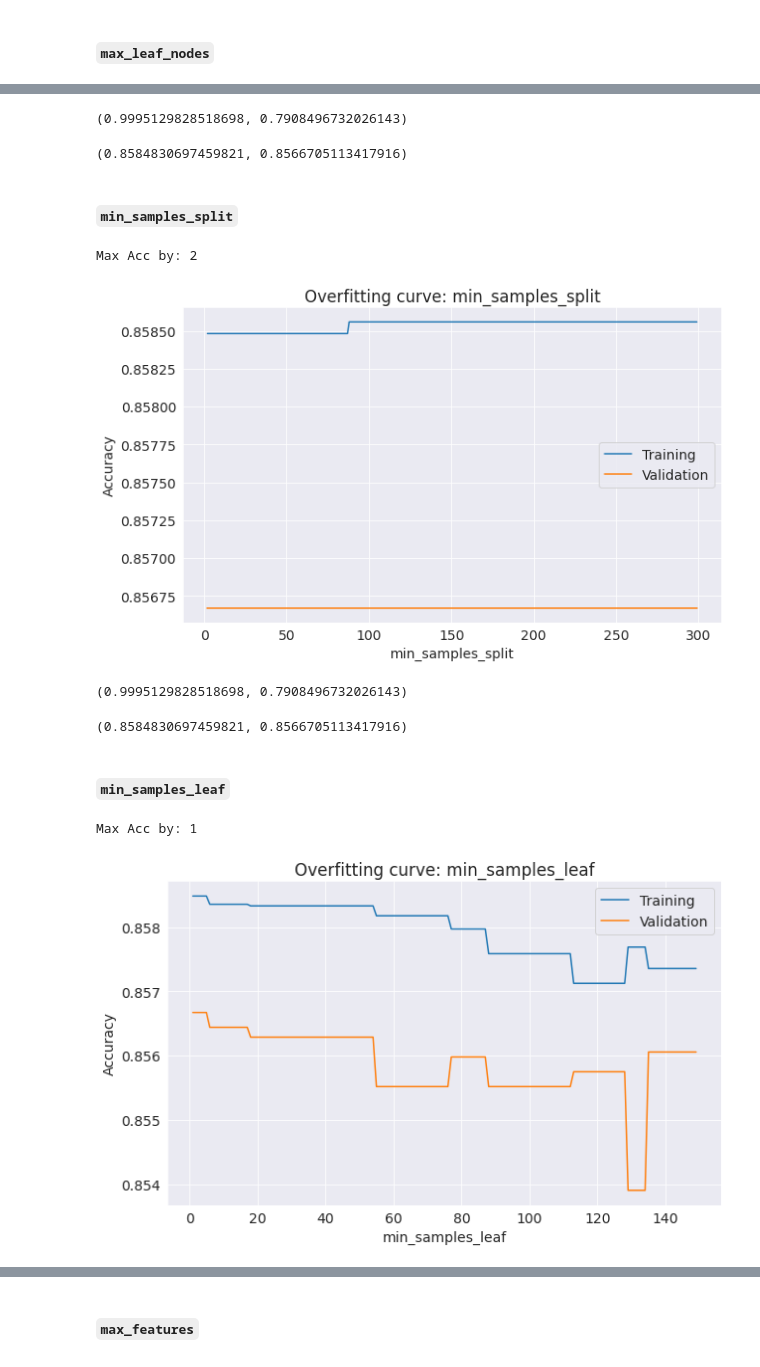
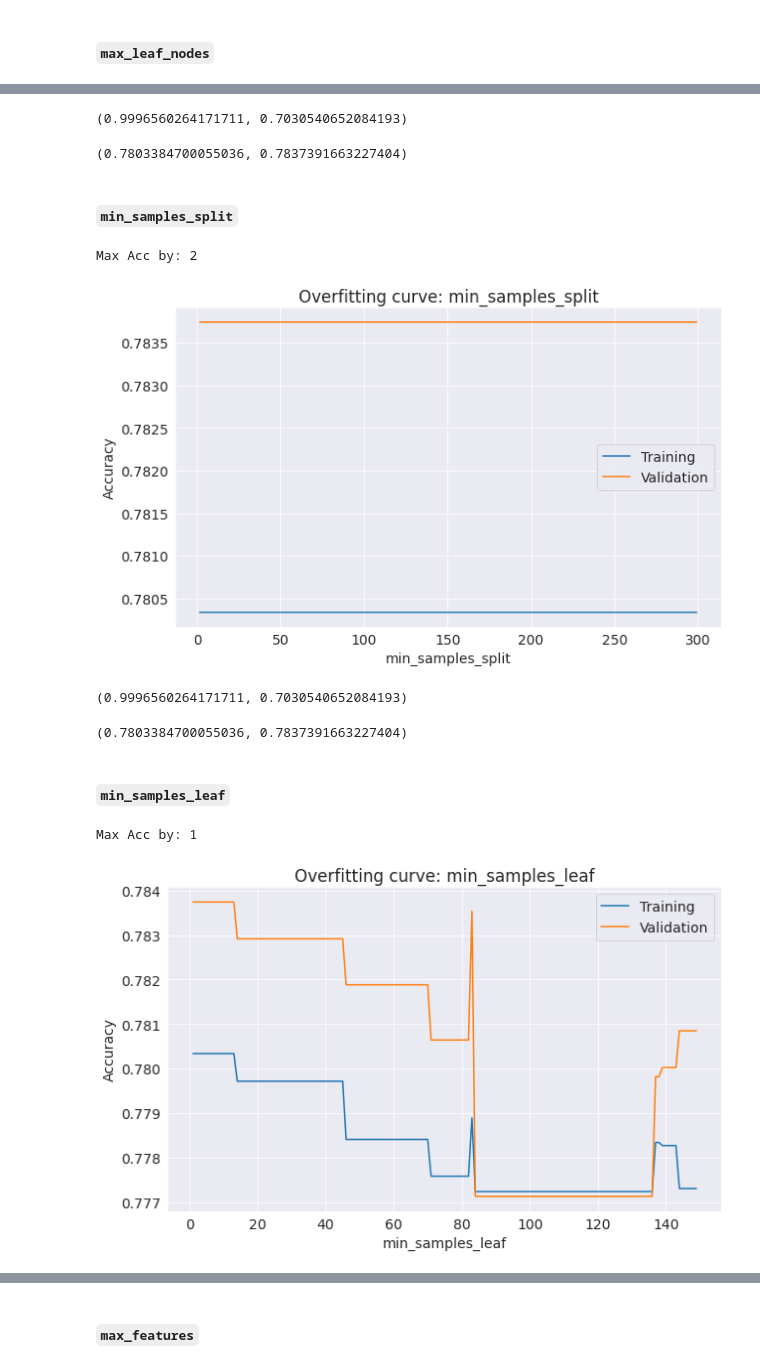
Before and after one commit to prasadposture/Financial-Distress-Prediction, a Jupyter notebook: Financial Distress Prediction.ipynb, the cells around one changed output, grey strips where cells are left out. Drawn from its saved outputs; the diff is of its cells as text; code cells hidden in the pictures.

```diff
--- a/Financial Distress Prediction.ipynb
+++ b/Financial Distress Prediction.ipynb
@@ -633,7 +632,7 @@ model.score(X_train, train_targets), model.score(X_val, val_targets)
 #### `max_leaf_nodes`
 # %%
 def test_params(**params):
-    model = DecisionTreeClassifier(random_state=42,criterion='entropy', max_depth=5, **params)
+    model = DecisionTreeClassifier(criterion='entropy',max_depth=6, random_state=42, **params)
     model.fit(X_train, train_targets)
     train_score = accuracy_score(model.predict(X_train), train_targets)
     val_score = accuracy_score(model.predict(X_val), val_targets)
@@ -646,17 +645,17 @@ Max Acc by: 26
 # %%
-model = DecisionTreeClassifier(criterion='entropy',max_depth=5, max_leaf_nodes=26,
+model = DecisionTreeClassifier(criterion='entropy',max_depth=6, max_leaf_nodes=27,
                                random_state=42)
 model.fit(X_train, train_targets)
 print(base_acc)
 model.score(X_train, train_targets), model.score(X_val, val_targets)
 # %% [output]
-(0.9995129828518698, 0.7908496732026143)
+(0.9996560264171711, 0.7030540652084193)
-(0.8584830697459821, 0.8566705113417916)
+(0.7803384700055036, 0.7837391663227404)
 # %% [markdown]
 #### `min_samples_split`
 # %%
 def test_params(**params):
-    model = DecisionTreeClassifier(criterion='entropy',max_depth=5, max_leaf_nodes=26,
+    model = DecisionTreeClassifier(criterion='entropy',max_depth=6, max_leaf_nodes=27,
                                    random_state=42, **params)
     model.fit(X_train, train_targets)
     train_score = accuracy_score(model.predict(X_train), train_targets)
@@ -666,29 +665,29 @@ min_samples_split=[i for i in range(2,300)]
 test_param_and_plot('min_samples_split',min_samples_split)
 # %% [output]
 Max Acc by: 2
-[figure, old version]
+[figure, new version]
 # %%
-model = DecisionTreeClassifier(criterion='entropy',max_depth=5, max_leaf_nodes=26,
+model = DecisionTreeClassifier(criterion='entropy',max_depth=6, max_leaf_nodes=27,
                                min_samples_split=2, random_state=42)
 model.fit(X_train, train_targets)
 print(base_acc)
 model.score(X_train, train_targets), model.score(X_val, val_targets)
 # %% [output]
-(0.9995129828518698, 0.7908496732026143)
+(0.9996560264171711, 0.7030540652084193)
-(0.8584830697459821, 0.8566705113417916)
+(0.7803384700055036, 0.7837391663227404)
 # %% [markdown]
 #### `min_samples_leaf`
 # %%
 def test_params(**params):
-    model = DecisionTreeClassifier(criterion='entropy',max_depth=5, max_leaf_nodes=26,
+    model = DecisionTreeClassifier(criterion='entropy',max_depth=6, max_leaf_nodes=27,
                                    min_samples_split=2, random_state=42, **params)
     model.fit(X_train, train_targets)
     train_score = accuracy_score(model.predict(X_train), train_targets)
     val_score = accuracy_score(model.predict(X_val), val_targets)
     return train_score, val_score
 min_samples_leaf=[i for i in range(1,150)]
 test_param_and_plot('min_samples_leaf',min_samples_leaf)
 # %% [output]
 Max Acc by: 1
-[figure, old version]
+[figure, new version]
 # %%
```
Also changed, not shown: parts of 97 cells of this notebook.
